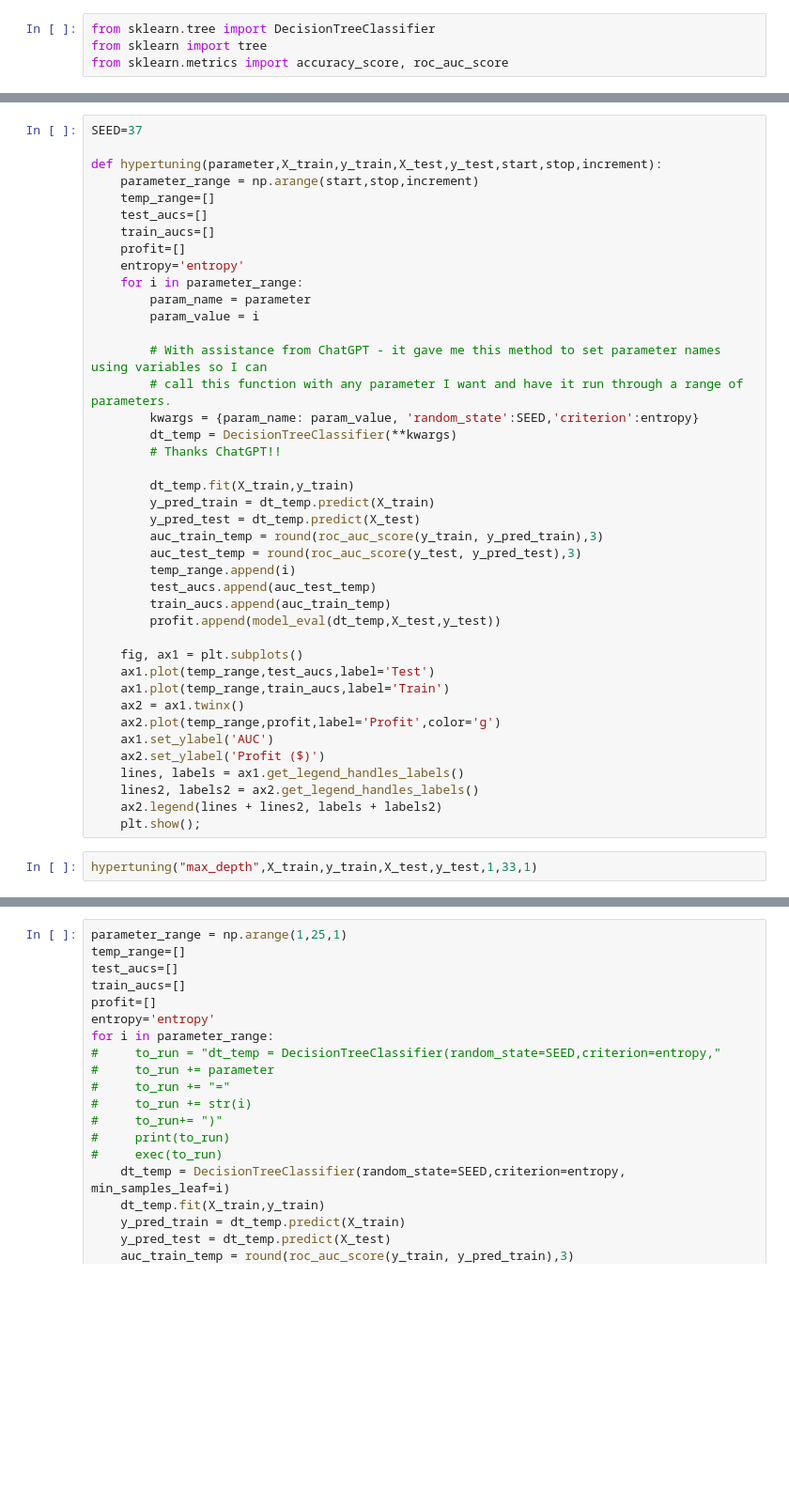
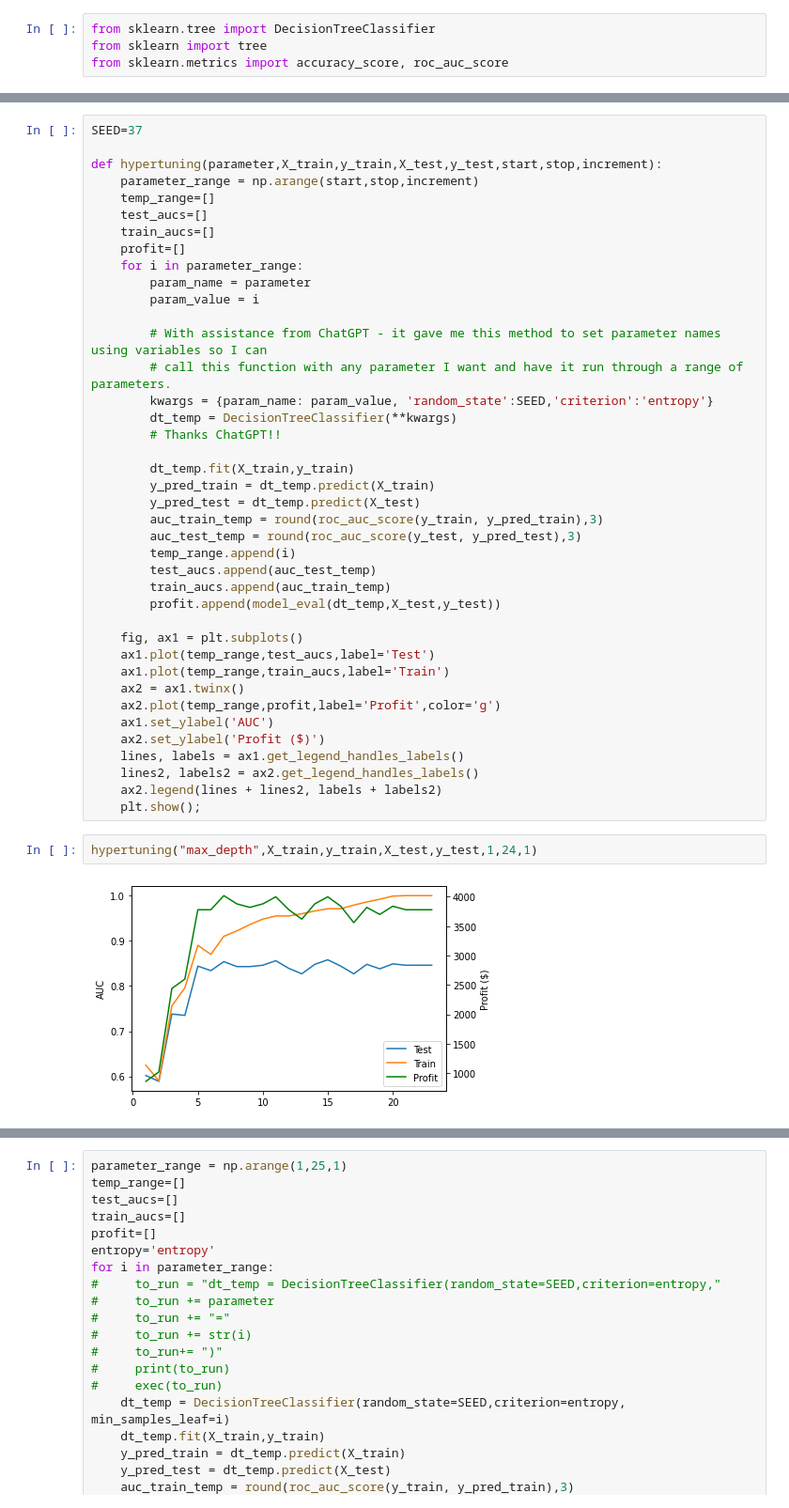
Before and after one commit to MattLeRoi/Telecom-customer-churn-analysis, a Jupyter notebook: phase3_project.ipynb, the cells around one changed output, grey strips where cells are left out. Shown at 94% size. Cells and saved outputs as stored; diff of their text form; blank space fills up the shorter version.

```diff
--- a/phase3_project.ipynb
+++ b/phase3_project.ipynb
@@ -147,14 +215,13 @@ def hypertuning(parameter,X_train,y_train,X_test,y_test,start,stop,increment):
     test_aucs=[]
     train_aucs=[]
     profit=[]
-    entropy='entropy'
     for i in parameter_range:
         param_name = parameter
         param_value = i
 
         # With assistance from ChatGPT - it gave me this method to set parameter names using variables so I can
         # call this function with any parameter I want and have it run through a range of parameters.
-        kwargs = {param_name: param_value, 'random_state':SEED,'criterion':entropy}
+        kwargs = {param_name: param_value, 'random_state':SEED,'criterion':'entropy'}
         dt_temp = DecisionTreeClassifier(**kwargs)
         # Thanks ChatGPT!!
 
@@ -180,5 +247,7 @@ def hypertuning(parameter,X_train,y_train,X_test,y_test,start,stop,increment):
     ax2.legend(lines + lines2, labels + labels2)
     plt.show();
 # %%
-hypertuning("max_depth",X_train,y_train,X_test,y_test,1,33,1)
+hypertuning("max_depth",X_train,y_train,X_test,y_test,1,24,1)
+# %% [output]
+[figure, added]
 # %%
```
Also changed, not shown: parts of 19 cells of this notebook.
